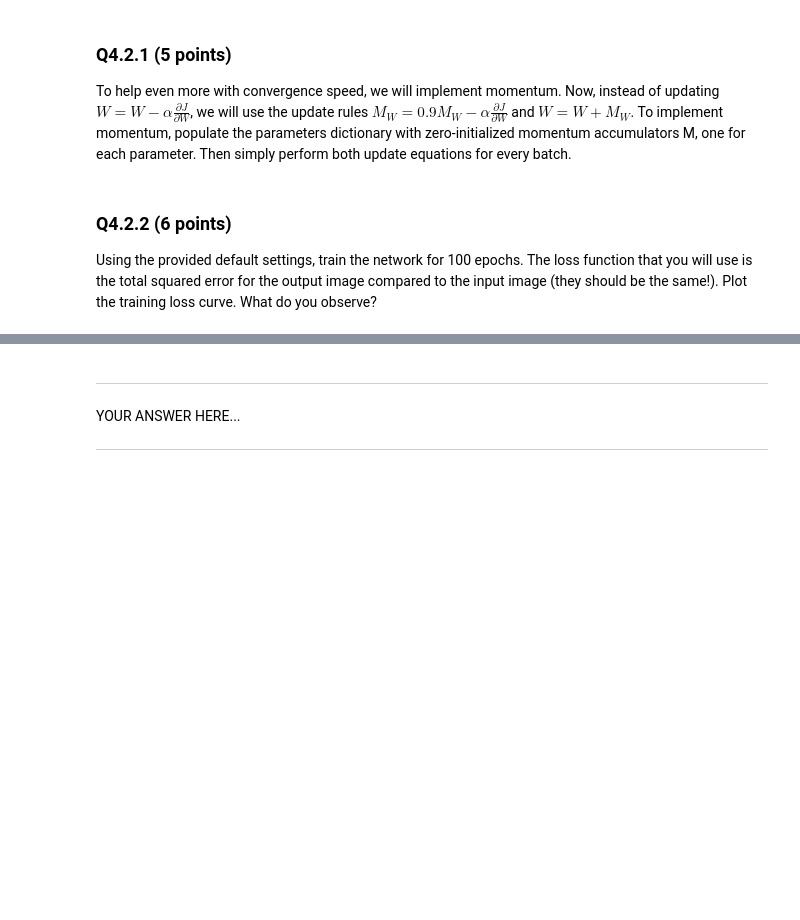
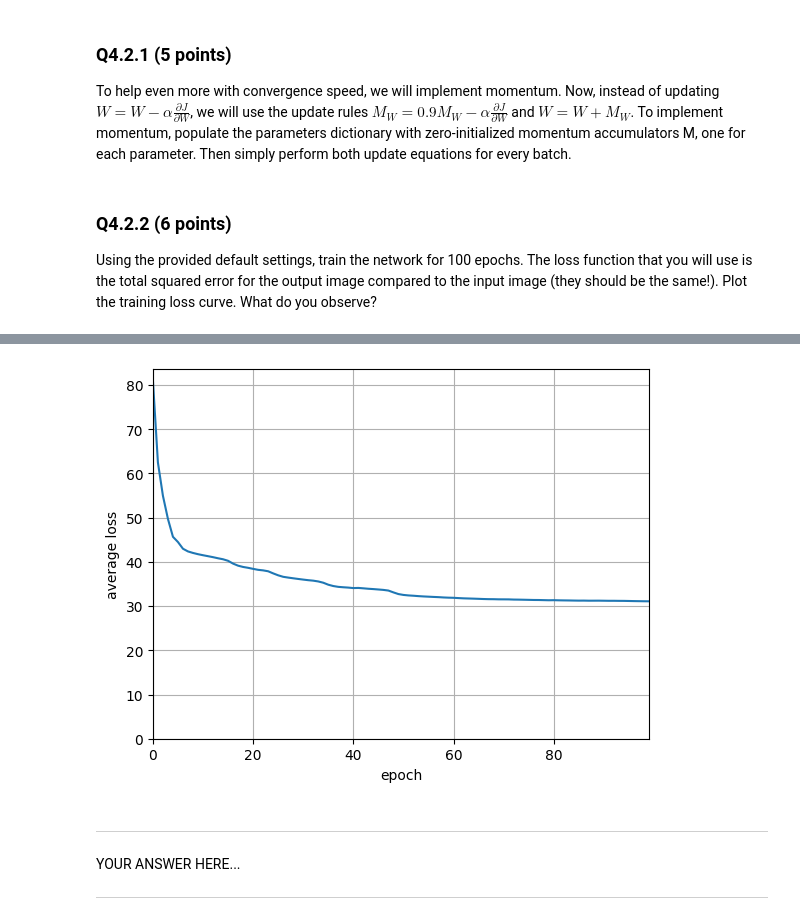
Before and after one commit to PAOK-2001/ComputerVision-16720, a Jupyter notebook: hw5/HW5_NeuralNetworks.ipynb, the cells around one changed output, grey strips where cells are left out. Cells and saved outputs as stored; diff of their text form; code cells hidden in the pictures; blank space fills up the shorter version.

```diff
--- a/hw5/HW5_NeuralNetworks.ipynb
+++ b/hw5/HW5_NeuralNetworks.ipynb
@@ -1067,0 +1017,80 @@ plt.show()
+# %%
+########################### Q 4.2.1 & Q 4.2.2 ########################
+# the NIST36 dataset
+train_data = scipy.io.loadmat('data/nist36_train.mat')
+valid_data = scipy.io.loadmat('data/nist36_valid.mat')
+
+# we don't need labels now!
+train_x = train_data['train_data']
+valid_x = valid_data['valid_data']
+
+max_iters = 100
+# pick a batch size, learning rate
+batch_size = 36
+learning_rate =  3e-5
+hidden_size = 32
+lr_rate = 20
+batches = get_random_batches(train_x,np.ones((train_x.shape[0],1)),batch_size)
+batch_num = len(batches)
+layers = {
+    'feat_in': relu,
+    'h0': relu,
+    'h1':relu,
+    'out': sigmoid,
+}
+
+for l in layers.keys():
+    params['M_W' + l] = np.zeros_like(params['W' + l])
+    params['M_b' + l] = np.zeros_like(params['b' + l])
+
+
+# should look like your previous training loops
+losses = []
+for itr in range(max_iters):
+    total_loss = 0
+    for xb,_ in batches:
+        # forward
+        for l in layers.keys():
+            if l == 'feat_in':
+                hidden = forward(xb, params, l, activation= layers[l])
+            elif l == 'out':
+                out_ = forward(hidden, params, l, activation= layers[l])
+            else:
+                hidden = forward(hidden, params, l, activation= layers[l])
+
+        # loss
+        loss = np.sum((xb - out_) ** 2)
+        total_loss += loss
+
+        # backward
+        grad0    = 2*(out_ - xb)
+        gradOut  = backwards(grad0, params, 'out', sigmoid_deriv)
+        gradH1   = backwards(gradOut, params, 'h1', relu_deriv)
+        gradH0   = backwards(gradH1, params, 'h0', relu_deriv)
+        gradFeat = backwards(gradH0, params, 'feat_in', relu_deriv)
+
+        # apply gradient to update the parameters
+        for l in layers.keys():
+            params['M_W' + l] = 0.9 * params['M_W' + l] - learning_rate * params['grad_W' + l]
+            params['M_b' + l] = 0.9 * params['M_b' + l] - learning_rate * params['grad_b' + l]
+
+            params['W' + l] += params['M_W' + l]
+            params['b' + l] += params['M_b' + l]
+
+    losses.append(total_loss/train_x.shape[0])
+    if itr % 2 == 0:
+        print("itr: {:02d} \t loss: {:.2f}".format(itr,total_loss))
+    if itr % lr_rate == lr_rate-1:
+        learning_rate *= 0.9
+
+# plot loss curve
+plt.plot(range(len(losses)), losses)
+plt.xlabel("epoch")
+plt.ylabel("average loss")
+plt.xlim(0, len(losses)-1)
+plt.ylim(0, None)
+plt.grid()
+plt.show()
+
+trained_autoencoder = params.copy()
+# %% [output]
@@ -1068,3 +1114,4 @@ plt.show()
+[figure, added]
 # %% [markdown]
 ---
 
```
Also changed, not shown: parts of 5 cells of this notebook, 1 other file.
